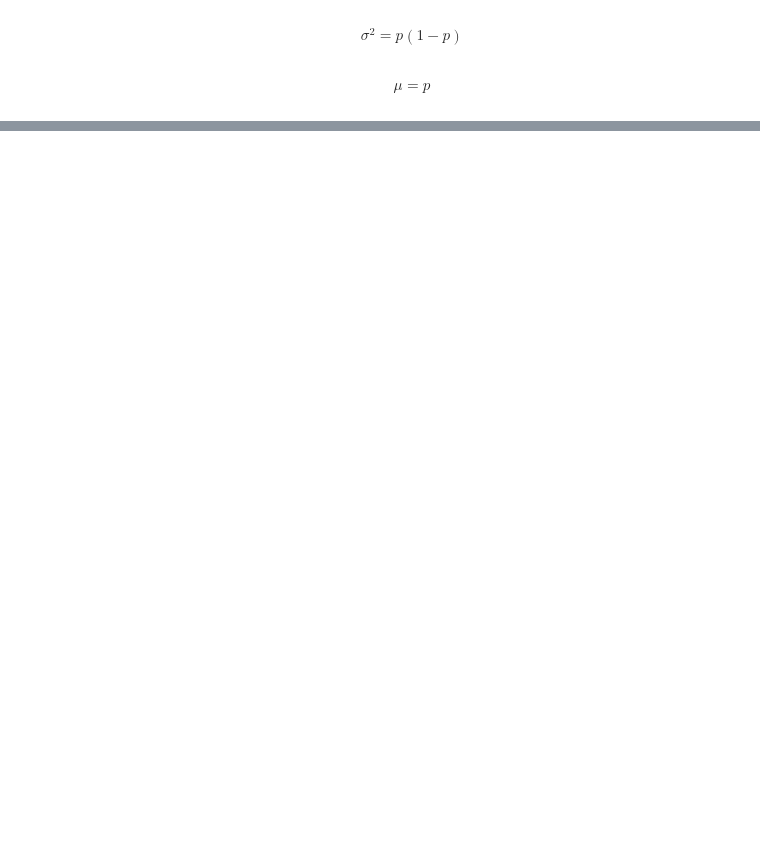
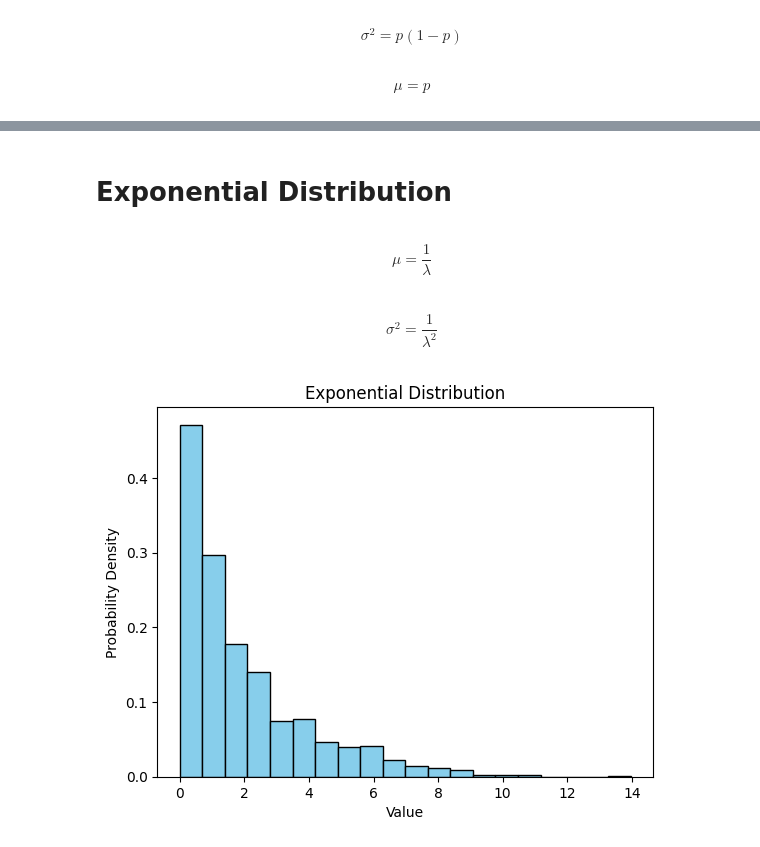
Before and after one commit to TheResearchLab/Practice, a Jupyter notebook: Python Problems/Study Guide Content/ProbAndStats.ipynb, the cells around one changed output, grey strips where cells are left out. Saved outputs shown, nothing was run; the diff lists cells and outputs as text; code cells hidden in the pictures; blank space fills up the shorter version.

```diff
--- a/Python Problems/Study Guide Content/ProbAndStats.ipynb
+++ b/Python Problems/Study Guide Content/ProbAndStats.ipynb
@@ -67,0 +126,23 @@ $$
+# %% [markdown]
+# Exponential Distribution
+# %% [markdown]
+$$
+\mu=\frac{1}{\lambda}
+$$
+# %% [markdown]
+$$
+\sigma^2 = \frac{1}{\lambda^2}
+$$
+# %%
+import numpy as np
+import matplotlib.pyplot as plt
+
+lmbda, size = 0.5, 1000
+data = np.random.exponential(1/lmbda, size)
+plt.hist(data, bins=20, density=True, color='skyblue', edgecolor='black')
+plt.xlabel('Value')
+plt.ylabel('Probability Density')
+plt.title('Exponential Distribution')
+plt.show()
+# %% [output]
+[figure, added]
```
Also changed, not shown: parts of 23 cells of this notebook.
